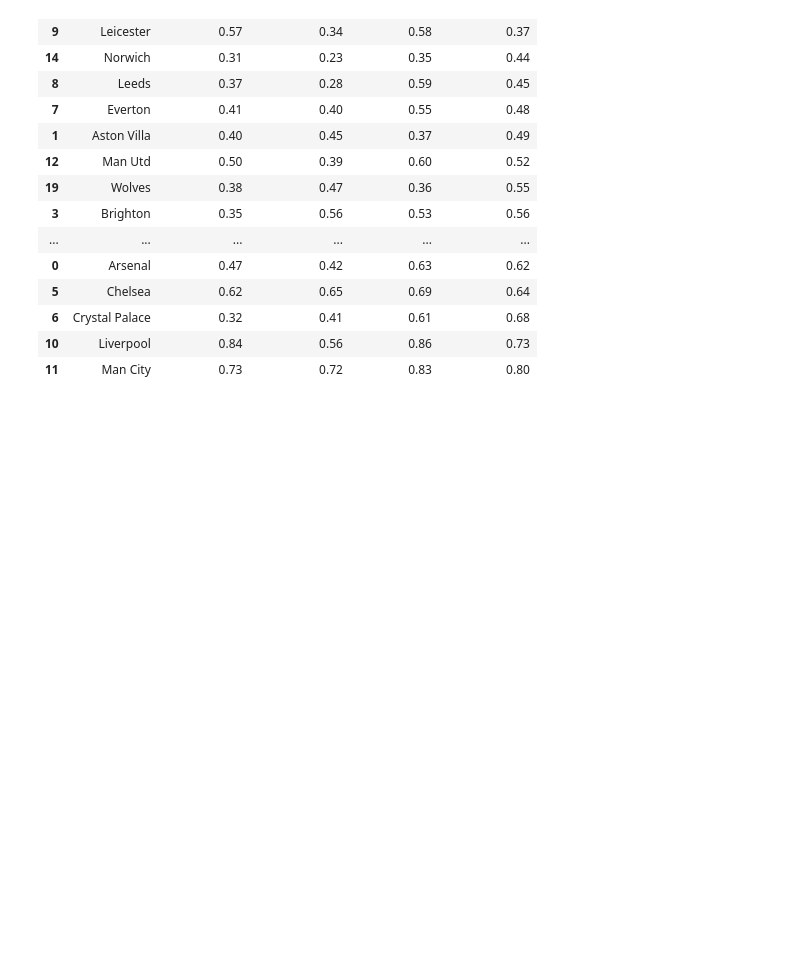
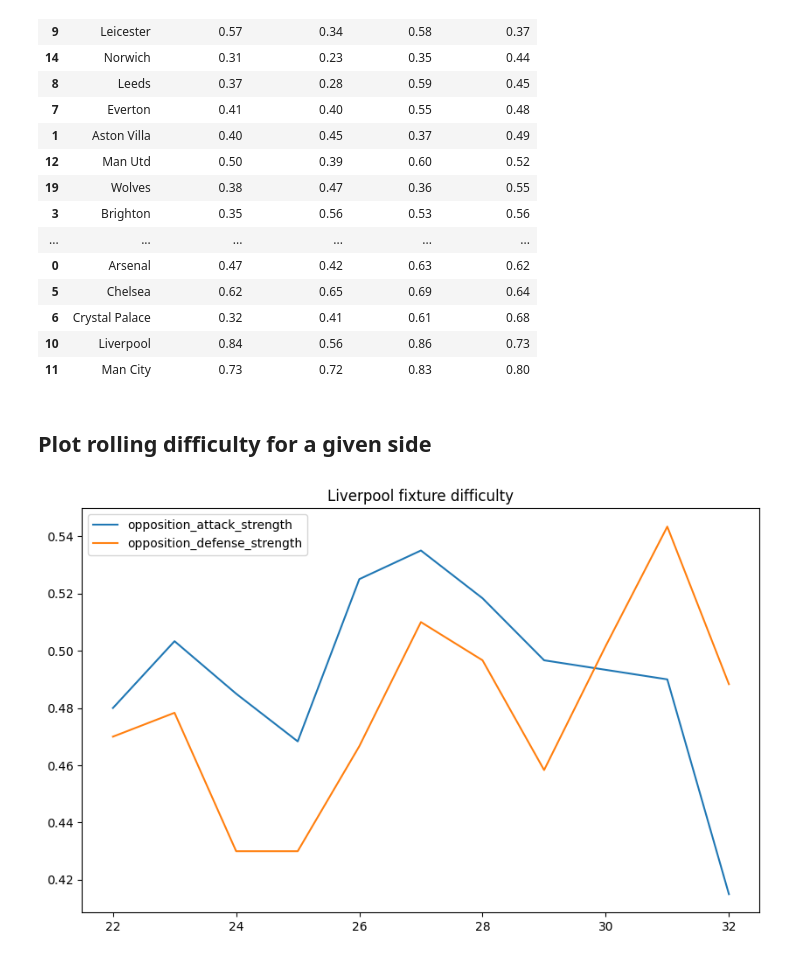
Before and after one commit to murchant/fatasypl, a Jupyter notebook: Fixture Difficulty.ipynb, the cells around one changed output. Cells and saved outputs as stored; diff of their text form; code cells hidden in the pictures; blank space fills up the shorter version.

```diff
--- a/Fixture Difficulty.ipynb
+++ b/Fixture Difficulty.ipynb
@@ -239,3 +240,24 @@ team_strength_to_df(fetch_xg_based_team_strength(), club_metadata).sort_values("
 | 6 | Crystal Palace | 0.32 | 0.41 | 0.61 | 0.68 |
 | 10 | Liverpool | 0.84 | 0.56 | 0.86 | 0.73 |
 | 11 | Man City | 0.73 | 0.72 | 0.83 | 0.80 |
+# %% [markdown]
+## Plot rolling difficulty for a given side
+# %%
+gw_fixtures = fetch_fixtures_for_gws_considered(raw_gw_fixtures, starting_gw, 38)
+# team_strength = fetch_fpl_based_team_strength(club_metadata)
+team_strength = fetch_xg_based_team_strength()
+max_team_strength = max(list(map(max_from_team_strength, list(team_strength.items()))))
+gw_fixture_difficulty = map_fixture_difficulty(gw_fixtures, team_strength)
+# %%
+team_id_considered = 11
+gw_fixture_difficulty_considered = gw_fixture_difficulty[team_id_considered]
+opposition_attack_strength = pd.Series(map(lambda item: item[0], gw_fixture_difficulty_considered)).rolling(gws_to_roll).mean().dropna()
+opposition_defense_strength = pd.Series(map(lambda item: item[1], gw_fixture_difficulty_considered)).rolling(gws_to_roll).mean().dropna()
+x = [i for i in range(starting_gw, starting_gw + len(opposition_attack_strength))]
+plt.plot(x, opposition_attack_strength, label="opposition_attack_strength")
+plt.plot(x, opposition_defense_strength, label="opposition_defense_strength")
+plt.title("{} fixture difficulty".format(convert_id_to_team_name(team_id_considered, club_metadata)))
+plt.legend()
+plt.show()
+# %% [output]
+[figure, added]
```
Also changed, not shown: parts of 12 cells of this notebook.
